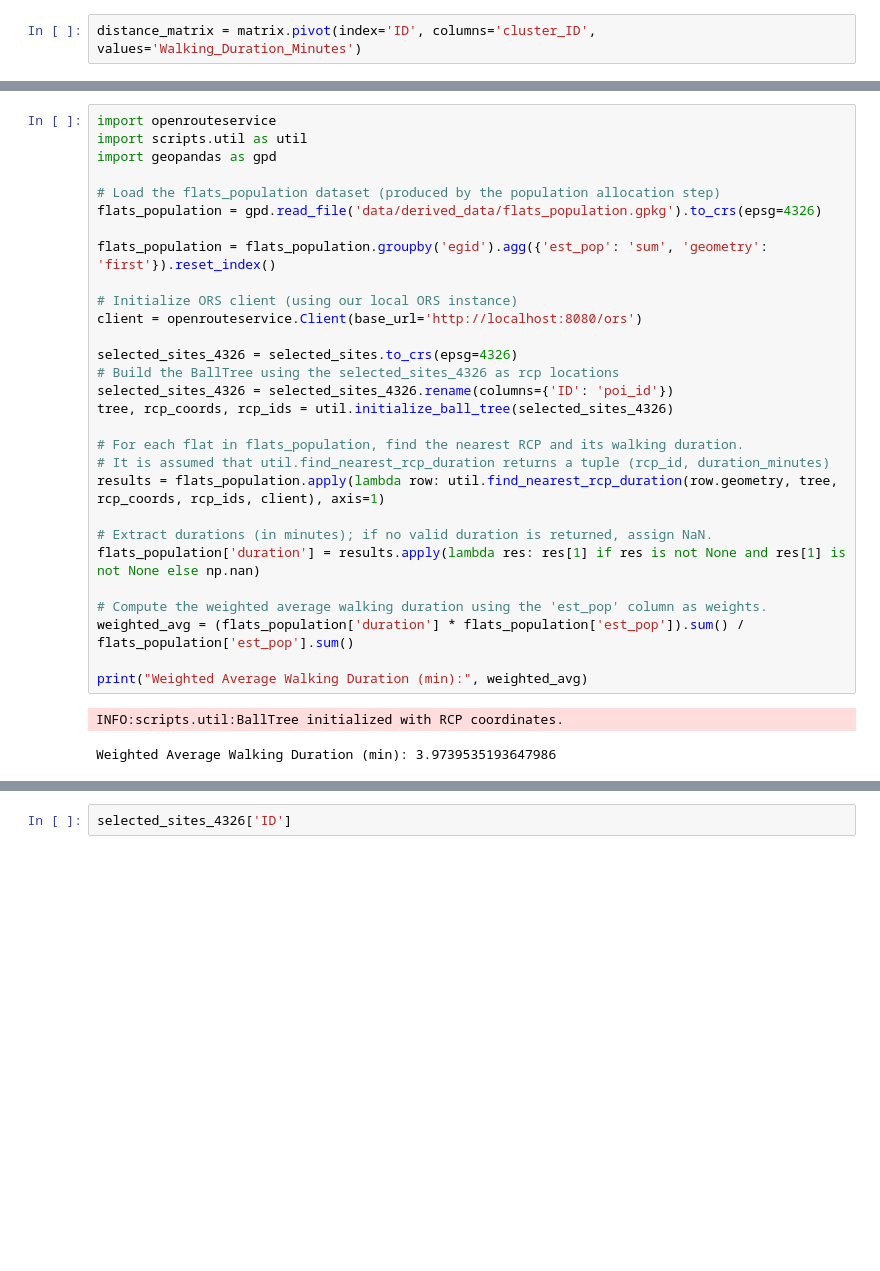
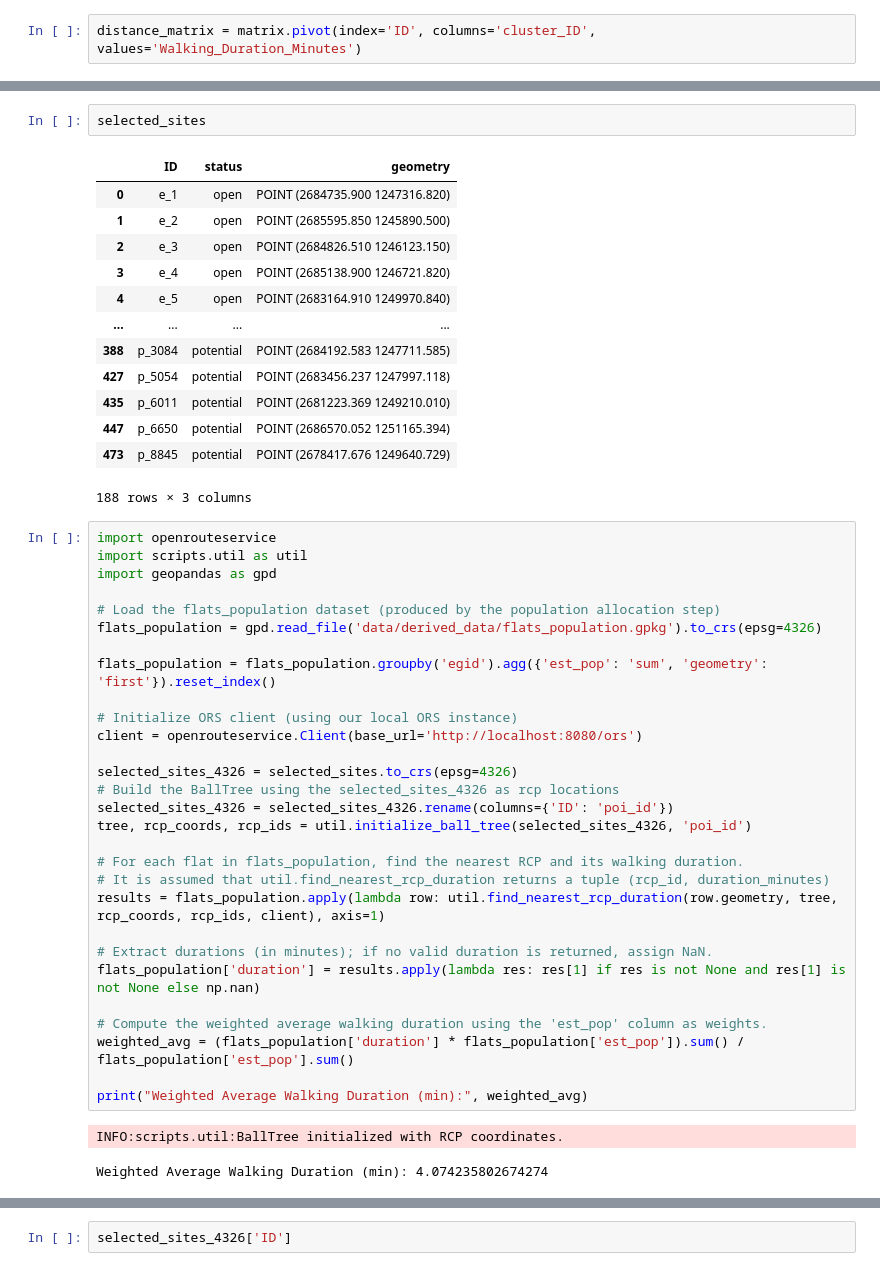
Before and after one commit to Global-Health-Engineering/recycling-network-optimization, a Jupyter notebook: optimisation.ipynb, the cells around one changed output, grey strips where cells are left out. Cells and saved outputs as stored; diff of their text form; blank space fills up the shorter version.

```diff
--- a/optimisation.ipynb
+++ b/optimisation.ipynb
@@ -210,6 +319,22 @@ for idx, row in selected_sites_4326.iterrows():
 m
 # %% [output]
 [interactive output not drawn]
+# %%
+selected_sites
+# %% [output]
+|  | ID | status | geometry |
+| 0 | e_1 | open | POINT (2684735.900 1247316.820) |
+| 1 | e_2 | open | POINT (2685595.850 1245890.500) |
+| 2 | e_3 | open | POINT (2684826.510 1246123.150) |
+| 3 | e_4 | open | POINT (2685138.900 1246721.820) |
+| 4 | e_5 | open | POINT (2683164.910 1249970.840) |
+| ... | ... | ... | ... |
+| 388 | p_3084 | potential | POINT (2684192.583 1247711.585) |
+| 427 | p_5054 | potential | POINT (2683456.237 1247997.118) |
+| 435 | p_6011 | potential | POINT (2681223.369 1249210.010) |
+| 447 | p_6650 | potential | POINT (2686570.052 1251165.394) |
+| 473 | p_8845 | potential | POINT (2678417.676 1249640.729) |
+188 rows × 3 columns
 # %%
 import openrouteservice
 import scripts.util as util
@@ -226,7 +351,7 @@ client = openrouteservice.Client(base_url='http://localhost:8080/ors')
 selected_sites_4326 = selected_sites.to_crs(epsg=4326)
 # Build the BallTree using the selected_sites_4326 as rcp locations
 selected_sites_4326 = selected_sites_4326.rename(columns={'ID': 'poi_id'})
-tree, rcp_coords, rcp_ids = util.initialize_ball_tree(selected_sites_4326)
+tree, rcp_coords, rcp_ids = util.initialize_ball_tree(selected_sites_4326, 'poi_id')
 
 # For each flat in flats_population, find the nearest RCP and its walking duration.
 # It is assumed that util.find_nearest_rcp_duration returns a tuple (rcp_id, duration_minutes)
@@ -241,7 +366,7 @@ weighted_avg = (flats_population['duration'] * flats_population['est_pop']).sum(
 print("Weighted Average Walking Duration (min):", weighted_avg)
 # %% [output]
 INFO:scripts.util:BallTree initialized with RCP coordinates.
-Weighted Average Walking Duration (min): 3.9739535193647986
+Weighted Average Walking Duration (min): 4.074235802674274
 # %%
 # write in min:sec format
 minutes = int(weighted_avg)
```
Also changed, not shown: parts of 25 cells of this notebook.
